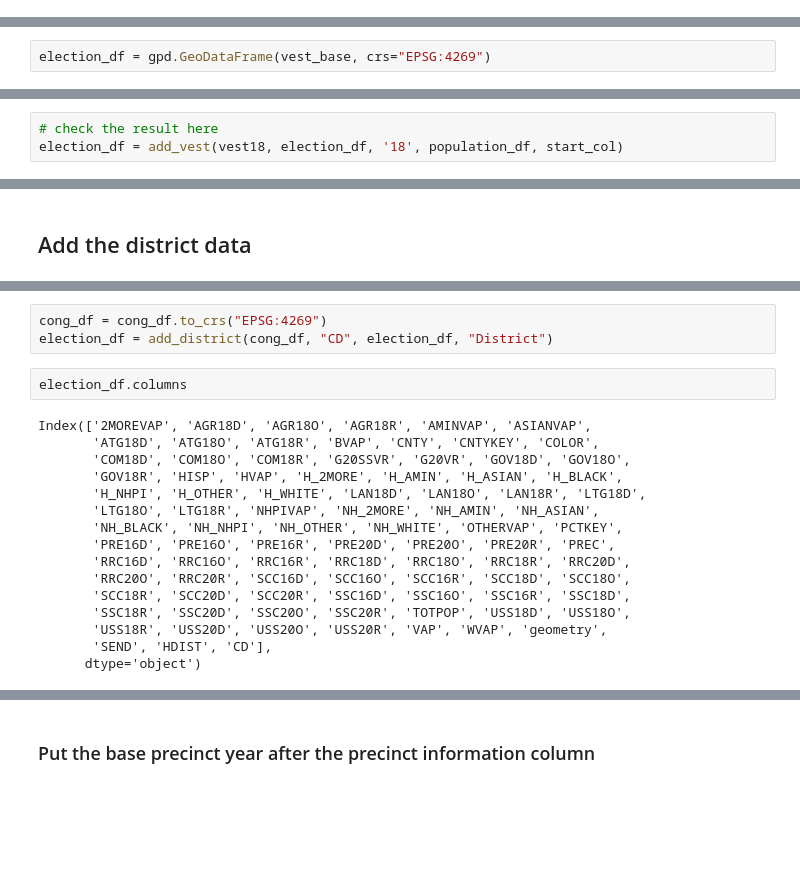
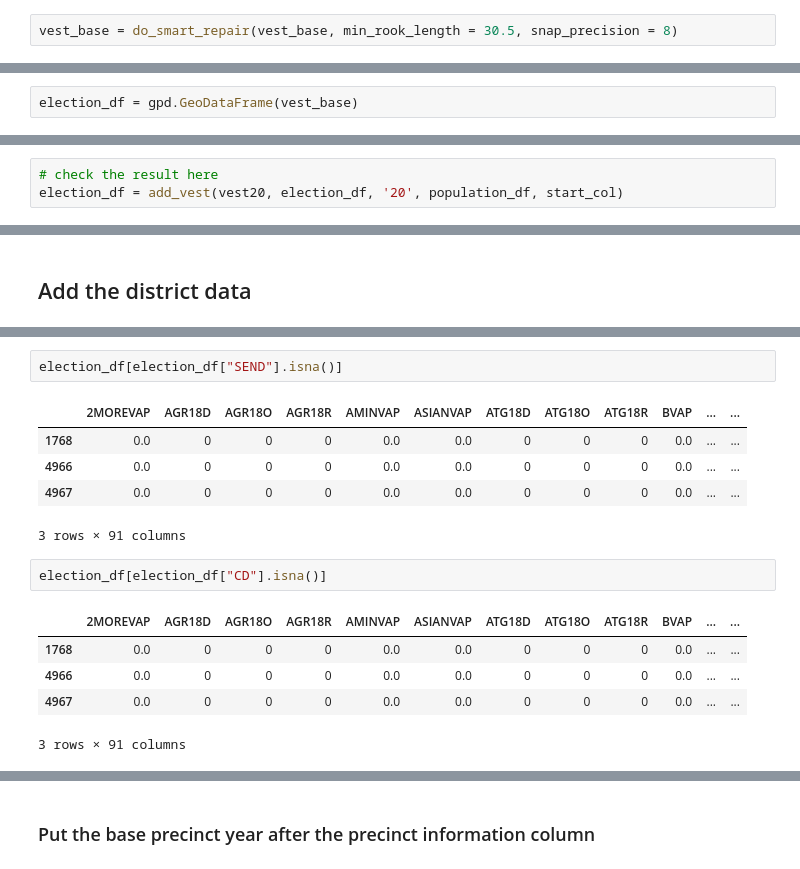
Before and after one commit to eveomett-states/Texas, a Jupyter notebook: tx.ipynb, the cells around one changed output, grey strips where cells are left out. Saved outputs shown, nothing was run; the diff lists cells and outputs as text; blank space fills up the shorter version.

Commit message:
fix: changed base, everything working

```diff
--- a/tx.ipynb
+++ b/tx.ipynb
@@ -203,0 +242,2 @@ vest_base = add_vest_base(vest_base_data, start_col, year)
+# %%
+vest_base = do_smart_repair(vest_base, min_rook_length = 30.5, snap_precision = 8)
@@ -207,7 +259,7 @@ blocks_to_precincts_assignment = maup.assign(population_df.geometry, vest_base.g
 # %%
 vest_base[pop_col] = population_df[pop_col].groupby(blocks_to_precincts_assignment).sum()
 # %%
-election_df = gpd.GeoDataFrame(vest_base, crs="EPSG:4269")
+election_df = gpd.GeoDataFrame(vest_base)
 # %%
 election_df.columns
 # %% [output]
@@ -279,5 +311,5 @@ Index(['CNTY', 'COLOR', 'PREC', 'PCTKEY', 'CNTYKEY', 'G16VR', 'G16SSVR',
       dtype='object')
 # %%
 # check the result here
-election_df = add_vest(vest18, election_df, '18', population_df, start_col)
+election_df = add_vest(vest20, election_df, '20', population_df, start_col)
 # %% [output]
@@ -360,21 +390,16 @@ cong_df.head()
-# %%
-cong_df = cong_df.to_crs("EPSG:4269")
-election_df = add_district(cong_df, "CD", election_df, "District")
-# %%
-election_df.columns
-# %% [output]
-Index(['2MOREVAP', 'AGR18D', 'AGR18O', 'AGR18R', 'AMINVAP', 'ASIANVAP',
-       'ATG18D', 'ATG18O', 'ATG18R', 'BVAP', 'CNTY', 'CNTYKEY', 'COLOR',
-       'COM18D', 'COM18O', 'COM18R', 'G20SSVR', 'G20VR', 'GOV18D', 'GOV18O',
-       'GOV18R', 'HISP', 'HVAP', 'H_2MORE', 'H_AMIN', 'H_ASIAN', 'H_BLACK',
-       'H_NHPI', 'H_OTHER', 'H_WHITE', 'LAN18D', 'LAN18O', 'LAN18R', 'LTG18D',
-       'LTG18O', 'LTG18R', 'NHPIVAP', 'NH_2MORE', 'NH_AMIN', 'NH_ASIAN',
-       'NH_BLACK', 'NH_NHPI', 'NH_OTHER', 'NH_WHITE', 'OTHERVAP', 'PCTKEY',
-       'PRE16D', 'PRE16O', 'PRE16R', 'PRE20D', 'PRE20O', 'PRE20R', 'PREC',
-       'RRC16D', 'RRC16O', 'RRC16R', 'RRC18D', 'RRC18O', 'RRC18R', 'RRC20D',
-       'RRC20O', 'RRC20R', 'SCC16D', 'SCC16O', 'SCC16R', 'SCC18D', 'SCC18O',
-       'SCC18R', 'SCC20D', 'SCC20R', 'SSC16D', 'SSC16O', 'SSC16R', 'SSC18D',
-       'SSC18R', 'SSC20D', 'SSC20O', 'SSC20R', 'TOTPOP', 'USS18D', 'USS18O',
-       'USS18R', 'USS20D', 'USS20O', 'USS20R', 'VAP', 'WVAP', 'geometry',
-       'SEND', 'HDIST', 'CD'],
-      dtype='object')
+# %%
+election_df[election_df["SEND"].isna()]
+# %% [output]
+|  | 2MOREVAP | AGR18D | AGR18O | AGR18R | AMINVAP | ASIANVAP | ATG18D | ATG18O | ATG18R | BVAP | ... | ... |
+| 1768 | 0.0 | 0 | 0 | 0 | 0.0 | 0.0 | 0 | 0 | 0 | 0.0 | ... | ... |
+| 4966 | 0.0 | 0 | 0 | 0 | 0.0 | 0.0 | 0 | 0 | 0 | 0.0 | ... | ... |
+| 4967 | 0.0 | 0 | 0 | 0 | 0.0 | 0.0 | 0 | 0 | 0 | 0.0 | ... | ... |
+3 rows × 91 columns
+# %%
+election_df[election_df["CD"].isna()]
+# %% [output]
+|  | 2MOREVAP | AGR18D | AGR18O | AGR18R | AMINVAP | ASIANVAP | ATG18D | ATG18O | ATG18R | BVAP | ... | ... |
+| 1768 | 0.0 | 0 | 0 | 0 | 0.0 | 0.0 | 0 | 0 | 0 | 0.0 | ... | ... |
+| 4966 | 0.0 | 0 | 0 | 0 | 0.0 | 0.0 | 0 | 0 | 0 | 0.0 | ... | ... |
+| 4967 | 0.0 | 0 | 0 | 0 | 0.0 | 0.0 | 0 | 0 | 0 | 0.0 | ... | ... |
+3 rows × 91 columns
```
Also changed, not shown: parts of 49 cells of this notebook, 2 other files.
